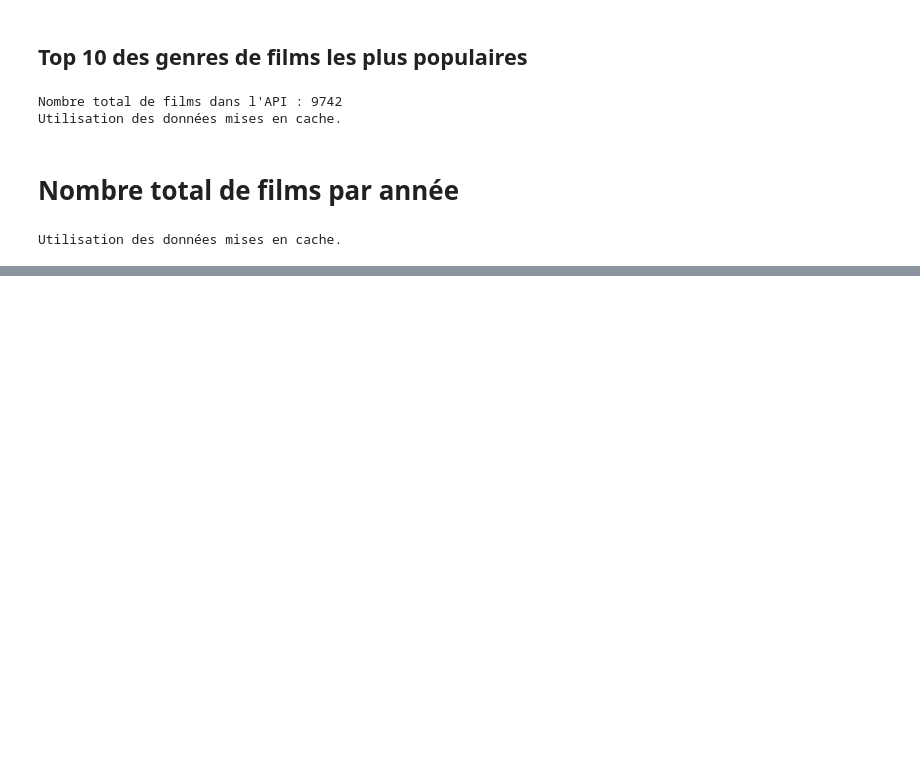
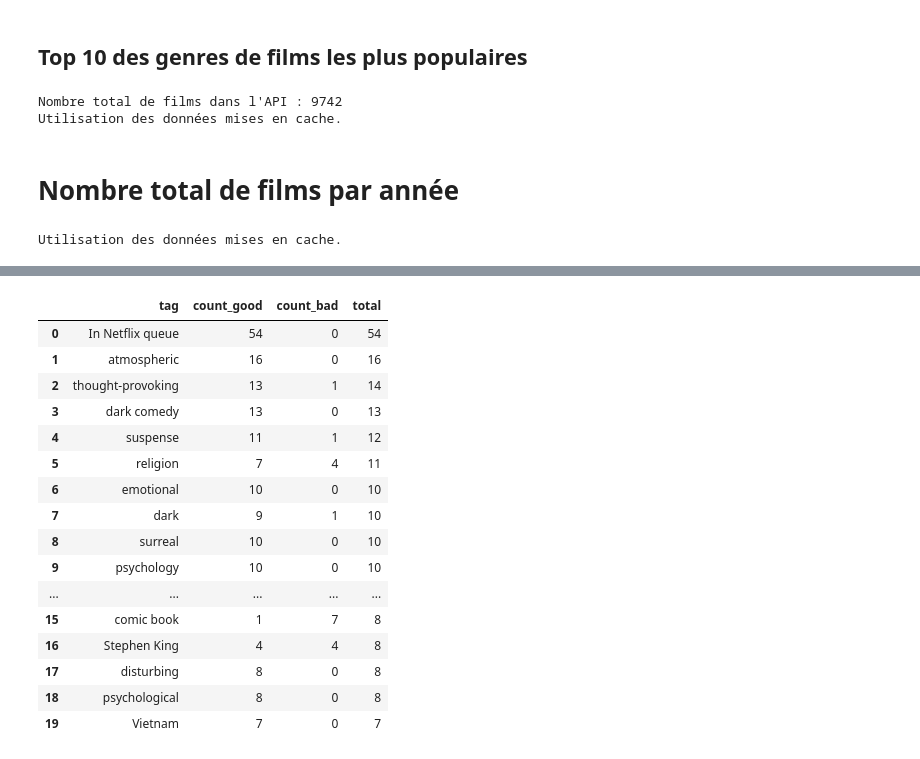
Before and after one commit to diarrasoubaibra/film-analysis, a Jupyter notebook: movie_dataviz.ipynb, the cells around one changed output, grey strips where cells are left out. Drawn from its saved outputs; the diff is of its cells as text; code cells hidden in the pictures; blank space fills up the shorter version.

Commit message:
data viz ok

```diff
--- a/movie_dataviz.ipynb
+++ b/movie_dataviz.ipynb
@@ -235,0 +608,76 @@ fig.show()
+# %%
+# -------------------------------
+# 3. Comparaison : Tags dans films bien notés vs mal notés
+# -------------------------------
+def compute_tags_compare():
+    tag_counter_good = Counter()
+    tag_counter_bad = Counter()
+
+    # Ratings par lots
+    skip = 0
+    limit = 500
+    rating_map = {}
+    while True:
+        ratings = client.list_ratings(skip=skip, limit=limit, output_format="dict")
+        if not ratings:
+            break
+        for r in ratings:
+            rating_map[r["movieId"]] = rating_map.get(r["movieId"], []) + [r["rating"]]
+        skip += limit
+        time.sleep(0.5)
+
+    # Moyenne par film
+    movie_avg_rating = {
+        mid: sum(ratings)/len(ratings)
+        for mid, ratings in rating_map.items()
+    }
+
+    # Tags par lots
+    skip = 0
+    while True:
+        tags = client.list_tags(skip=skip, limit=limit, output_format="dict")
+        if not tags:
+            break
+        for tag in tags:
+            avg_rating = movie_avg_rating.get(tag["movieId"])
+            if avg_rating is not None:
+                if avg_rating >= 4:
+                    tag_counter_good[tag["tag"]] += 1
+                elif avg_rating < 4:
+                    tag_counter_bad[tag["tag"]] += 1
+        skip += limit
+        time.sleep(0.5)
+
+    tags = set(tag_counter_good.keys()) | set(tag_counter_bad.keys())
+    data = []
+    for tag in tags:
+        data.append({
+            "tag": tag,
+            "count_good": tag_counter_good.get(tag, 0),
+            "count_bad": tag_counter_bad.get(tag, 0)
+        })
+    df = pd.DataFrame(data)
+    df["total"] = df["count_good"] + df["count_bad"]
+    df = df[df["total"] > 5].sort_values("total", ascending=False).head(20)
+    return df
+
+tags_compare_df = use_or_generate(tags_compare_path, current_stats, compute_tags_compare)
+tags_compare_df
+# %% [output]
+|  | tag | count_good | count_bad | total |
+| 0 | In Netflix queue | 54 | 0 | 54 |
+| 1 | atmospheric | 16 | 0 | 16 |
+| 2 | thought-provoking | 13 | 1 | 14 |
+| 3 | dark comedy | 13 | 0 | 13 |
+| 4 | suspense | 11 | 1 | 12 |
+| 5 | religion | 7 | 4 | 11 |
+| 6 | emotional | 10 | 0 | 10 |
+| 7 | dark | 9 | 1 | 10 |
+| 8 | surreal | 10 | 0 | 10 |
+| 9 | psychology | 10 | 0 | 10 |
+| ... | ... | ... | ... | ... |
+| 15 | comic book | 1 | 7 | 8 |
+| 16 | Stephen King | 4 | 4 | 8 |
+| 17 | disturbing | 8 | 0 | 8 |
+| 18 | psychological | 8 | 0 | 8 |
+| 19 | Vietnam | 7 | 0 | 7 |
```
Also changed, not shown: parts of 18 cells of this notebook, 8 other files.
